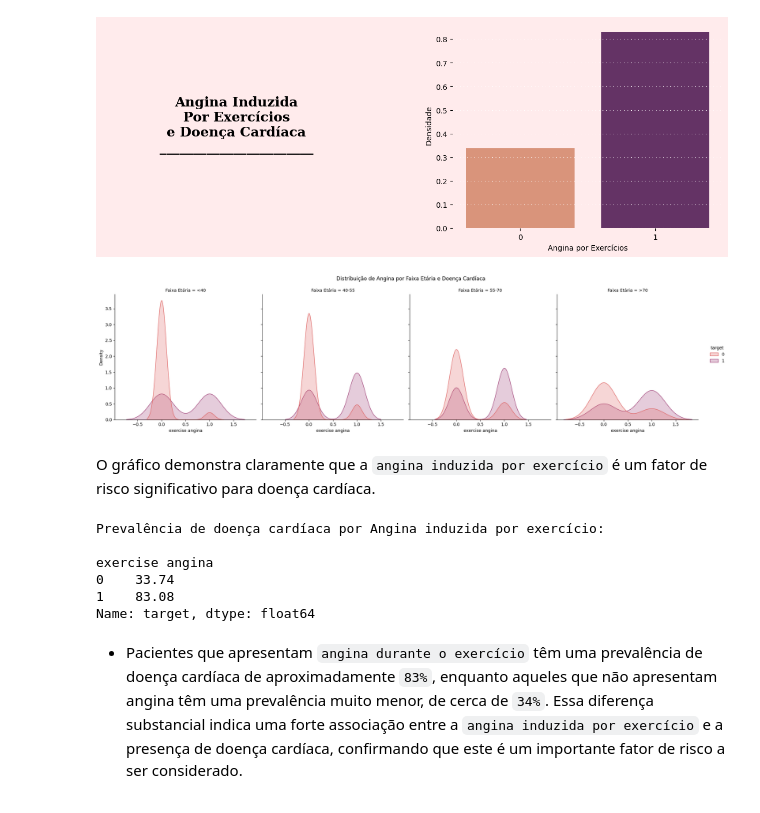
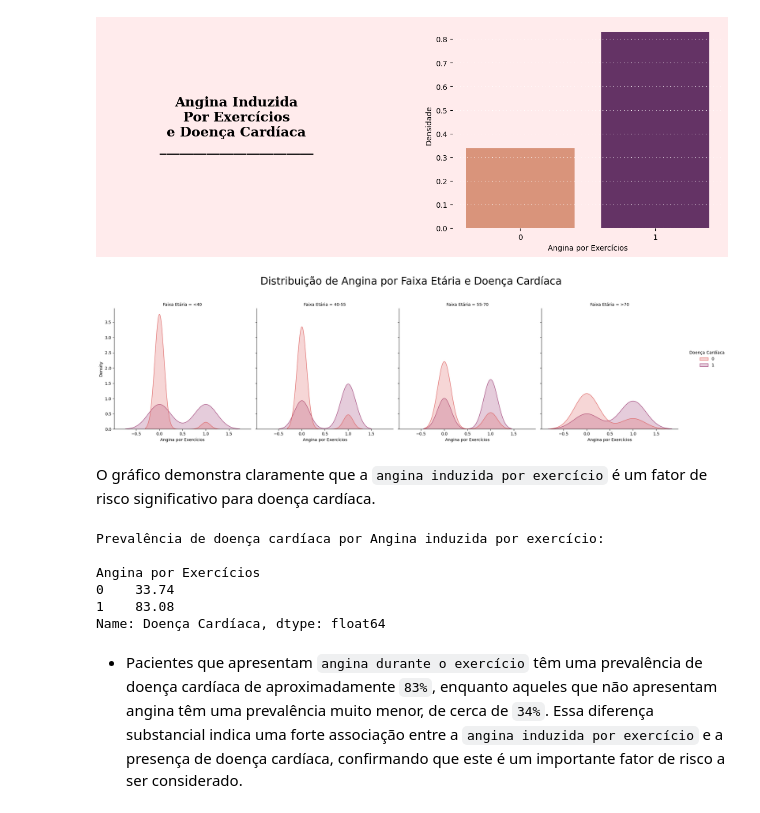
Before and after one commit to atlantico-academy/equipe5-2014.2, a Jupyter notebook: notebooks/01-exploratory_data_analysis.ipynb, the cells around one changed output. Drawn from its saved outputs; the diff is of its cells as text; code cells hidden in the pictures.

```diff
--- a/notebooks/01-exploratory_data_analysis.ipynb
+++ b/notebooks/01-exploratory_data_analysis.ipynb
@@ -856,9 +900,9 @@ Essa informação é relevante, pois a `idade` é um conhecido fator de risco pa
 ### **Existe diferença na prevalência de doença cardíaca entre homens e mulheres?**
 # %%
-df['sex'] = df['sex'].cat.codes
-df['target'] = df['target'].cat.codes
+df['sexo'] = df['sex'].cat.codes
+df['Doença Cardíaca'] = df['target'].cat.codes
 
-prevalence_by_sex = df.groupby('sex')['target'].mean()
+prevalence_by_sex = df.groupby('sexo')['Doença Cardíaca'].mean()
 
 prevalence_values = prevalence_by_sex.values.tolist()
 
@@ -930,11 +976,10 @@ plt.show()
 # %%
 df['Faixa Etária'] = pd.cut(df['age'], bins=[0, 40, 55, 70, 100], labels=['<40', '40-55', '55-70', '>70'])
-df['chest pain type'] = df['chest pain type'].cat.codes
+df['Tipo de Dor no Peito'] = df['chest pain type'].cat.codes
 
-sns.displot(ax=axes, data=df, x='chest pain type', hue='target', col='Faixa Etária', palette='flare', kind='kde', fill=True, common_norm=False)
+sns.displot(ax=axes, data=df, x='Tipo de Dor no Peito', hue='Doença Cardíaca', col='Faixa Etária', palette='flare', kind='kde', fill=True, common_norm=False)
 axes[1].grid(color='#ffffff', linestyle=':', axis='y', zorder=0,  dashes=(1,5))
-axes[1].set(xlabel="Densidade", ylabel="Colesterol")
-plt.suptitle('Distribuição de Doença Cardíaca por Tipo de dor no Peito e Faixa Etária', y=1.05)
+plt.suptitle('Distribuição de Doença Cardíaca por Tipo de Dor no Peito e Faixa Etária', y=1.15, fontsize=25)
 for ax in axes:
     ax.spines[['top', 'left', 'right', 'bottom']].set_visible(False)
 
@@ -973,10 +1020,9 @@ plt.show()
 # %%
-df['Faixa Etária'] = pd.cut(df['age'], bins=[0, 40, 55, 70, 100], labels=['<40', '40-55', '55-70', '>70'])
-
-sns.displot(ax=axes, data=df, x='cholesterol', hue='target', col='Faixa Etária', palette=color_palette, kind='kde', fill=True, common_norm=False)
+sns.displot(ax=axes, data=df, x='cholesterol', hue='Doença Cardíaca', col='Faixa Etária', palette='flare', kind='kde', fill=True, common_norm=False)
 axes[1].grid(color='#ffffff', linestyle=':', axis='y', zorder=0,  dashes=(1,5))
 axes[1].set(xlabel="Densidade", ylabel="Colesterol")
-plt.suptitle('Distribuição de Colesterol por Faixa Etária e Doença Cardíaca', y=1.05)
+
+plt.suptitle('Distribuição de Colesterol por Faixa Etária e Doença Cardíaca', y=1.15, fontsize=25)
 for ax in axes:
     ax.spines[['top', 'left', 'right', 'bottom']].set_visible(False)
 
@@ -993,7 +1048,7 @@ plt.show()
 ### **A Angina induzida por exercício é um fator de risco para doença cardíaca?**
 # %%
-df['exercise angina'] = df['exercise angina'].cat.codes
-prevalence_by_angina = df.groupby('exercise angina')['target'].mean()
+df['Angina por Exercícios'] = df['exercise angina'].cat.codes
+prevalence_by_angina = df.groupby('Angina por Exercícios')['Doença Cardíaca'].mean()
 
 fig, axes = plt.subplots(1, 2, figsize=(15, 5), gridspec_kw={'wspace': 0.3, 'hspace': 0.15})
 
@@ -1019,23 +1074,22 @@ plt.show()
 # %% [output]
 [figure]
 # %%
-df['Faixa Etária'] = pd.cut(df['age'], bins=[0, 40, 55, 70, 100], labels=['<40', '40-55', '55-70', '>70'])
 
-sns.displot(ax=axes, data=df, x='exercise angina', hue='target', col='Faixa Etária', palette=color_palette, kind='kde', fill=True, common_norm=False)
+sns.displot(ax=axes, data=df, x='Angina por Exercícios', hue='Doença Cardíaca', col='Faixa Etária', palette=color_palette, kind='kde', fill=True, common_norm=False)
 axes[1].grid(color='#ffffff', linestyle=':', axis='y', zorder=0,  dashes=(1,5))
 axes[1].set(xlabel="Densidade", ylabel="Colesterol")
-plt.suptitle('Distribuição de Angina por Faixa Etária e Doença Cardíaca', y=1.05)
+plt.suptitle('Distribuição de Angina por Faixa Etária e Doença Cardíaca', y=1.15, fontsize=25)
 for ax in axes:
     ax.spines[['top', 'left', 'right', 'bottom']].set_visible(False)
 
 
 plt.show()
 # %% [output]
-[figure, old version]
+[figure, new version]
 # %% [markdown]
 O gráfico demonstra claramente que a `angina induzida por exercício` é um fator de risco significativo para doença cardíaca.
 # %%
-prevalence_by_angina = df.groupby('exercise angina')['target'].mean()
+prevalence_by_angina = df.groupby('Angina por Exercícios')['Doença Cardíaca'].mean()
 
 prevalence_by_angina = (prevalence_by_angina * 100).round(2)
 
@@ -1044,10 +1098,10 @@ print(prevalence_by_angina)
 # %% [output]
 Prevalência de doença cardíaca por Angina induzida por exercício:
 
-exercise angina
+Angina por Exercícios
 0    33.74
 1    83.08
-Name: target, dtype: float64
+Name: Doença Cardíaca, dtype: float64
 # %% [markdown]
 * Pacientes que apresentam `angina durante o exercício` têm uma prevalência de doença cardíaca de aproximadamente `83%`, enquanto aqueles que não apresentam angina têm uma prevalência muito menor, de cerca de `34%`. Essa diferença substancial indica uma forte associação entre a `angina induzida por exercício` e a presença de doença cardíaca, confirmando que este é um importante fator de risco a ser considerado.
 # %% [markdown]
```
Also changed, not shown: parts of 51 cells of this notebook.
